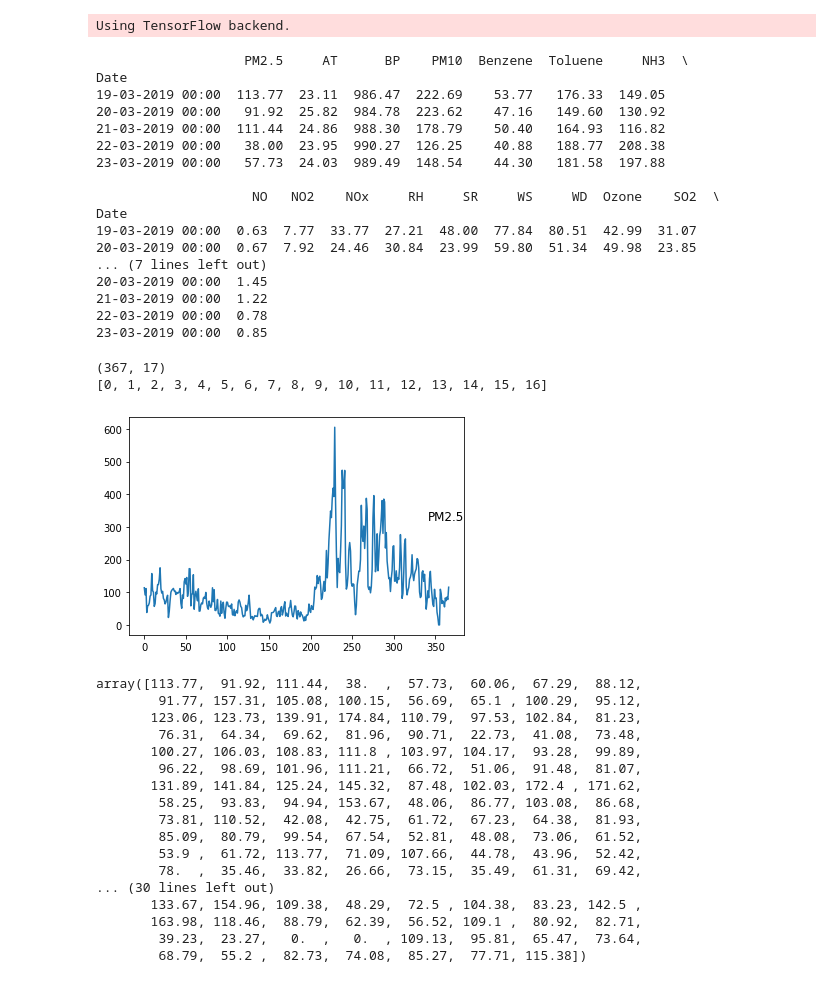
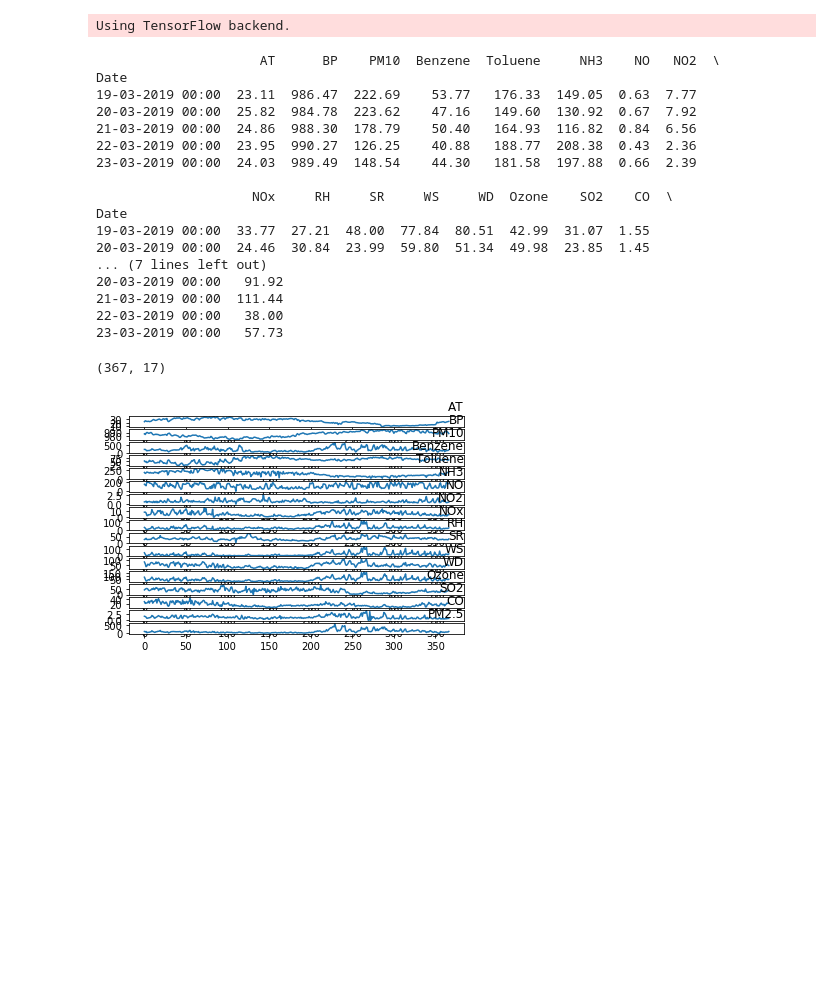
Before and after one commit to sydney-machine-learning/airpollution_deeplearning, a Jupyter notebook: pollution.ipynb, the cells around one changed output. Drawn from its saved outputs; the diff is of its cells as text; code cells hidden in the pictures; blank space fills up the shorter version.

```diff
--- a/pollution.ipynb
+++ b/pollution.ipynb
@@ -20,7 +20,7 @@ def parse(x):
 dataset = read_csv('data/ashok_mar19_mar20.csv',index_col=0)
 # dataset.drop('No', axis=1, inplace=True)
 # manually specify column names
-dataset.columns = ['PM2.5','AT','BP','PM10','Benzene','Toluene','NH3','NO','NO2','NOx','RH','SR','WS','WD','Ozone','SO2','CO']
+dataset.columns = ['AT','BP','PM10','Benzene','Toluene','NH3','NO','NO2','NOx','RH','SR','WS','WD','Ozone','SO2','CO','PM2.5']
 dataset.index.name = 'Date'
 # mark all NA values with 0
 dataset['PM2.5'].fillna(0, inplace=True)
@@ -32,68 +32,51 @@ print(dataset.head(5))
 dataset.to_csv('pollution.csv')
 # %% [output]
 Using TensorFlow backend.
-                   PM2.5     AT      BP    PM10  Benzene  Toluene     NH3  \
+                     AT      BP    PM10  Benzene  Toluene     NH3    NO   NO2  \
 Date
-19-03-2019 00:00  113.77  23.11  986.47  222.69    53.77   176.33  149.05
-20-03-2019 00:00   91.92  25.82  984.78  223.62    47.16   149.60  130.92
-21-03-2019 00:00  111.44  24.86  988.30  178.79    50.40   164.93  116.82
-22-03-2019 00:00   38.00  23.95  990.27  126.25    40.88   188.77  208.38
-23-03-2019 00:00   57.73  24.03  989.49  148.54    44.30   181.58  197.88
+19-03-2019 00:00  23.11  986.47  222.69    53.77   176.33  149.05  0.63  7.77
+20-03-2019 00:00  25.82  984.78  223.62    47.16   149.60  130.92  0.67  7.92
+21-03-2019 00:00  24.86  988.30  178.79    50.40   164.93  116.82  0.84  6.56
+22-03-2019 00:00  23.95  990.27  126.25    40.88   188.77  208.38  0.43  2.36
+23-03-2019 00:00  24.03  989.49  148.54    44.30   181.58  197.88  0.66  2.39
 
-                    NO   NO2    NOx     RH     SR     WS     WD  Ozone    SO2  \
+                    NOx     RH     SR     WS     WD  Ozone    SO2    CO  \
 Date
-19-03-2019 00:00  0.63  7.77  33.77  27.21  48.00  77.84  80.51  42.99  31.07
-20-03-2019 00:00  0.67  7.92  24.46  30.84  23.99  59.80  51.34  49.98  23.85
+19-03-2019 00:00  33.77  27.21  48.00  77.84  80.51  42.99  31.07  1.55
+20-03-2019 00:00  24.46  30.84  23.99  59.80  51.34  49.98  23.85  1.45
 ... (7 lines left out)
-20-03-2019 00:00  1.45
-21-03-2019 00:00  1.22
-22-03-2019 00:00  0.78
-23-03-2019 00:00  0.85
+20-03-2019 00:00   91.92
+21-03-2019 00:00  111.44
+22-03-2019 00:00   38.00
+23-03-2019 00:00   57.73
 # %%
 from pandas import read_csv
 from matplotlib import pyplot
 # load dataset
 dataset = read_csv('pollution.csv', header=0, index_col=0)
 values = dataset.values
+
 print(values.shape)
 # specify columns to plot
 groups=[]
 for i in range(values.shape[1]):
     groups.append(i)
 # groups = [0, 1, 2, 3, 5, 6, 7,8,9,10,11,12,13,14,]
-print(groups)
+# print(groups)
 i = 1
 # plot each column
 pyplot.figure()
-# for group in groups:
-#     pyplot.subplot(len(groups), 1, i)
-#     pyplot.plot(values[:, group])
+for group in groups:
+    pyplot.subplot(len(groups), 1, i)
+    pyplot.plot(values[:, group])
 #     print(group)
-#     pyplot.title(dataset.columns[group], y=0.5, loc='right')
-#     i += 1
-pyplot.plot(values[:,0])
-#     print(group)
-pyplot.title(dataset.columns[0], y=0.5, loc='right')
-pyplot.show()
-values[:,0]
+    pyplot.title(dataset.columns[group], y=1, loc='right')
+    i += 1
+# pyplot.plot(values[:,0])
+# #     print(group)
+# pyplot.title(dataset.columns[2], y=0.5, loc='right')
+# pyplot.show()
+# # values[:,0]
 # %% [output]
 (367, 17)
-[0, 1, 2, 3, 4, 5, 6, 7, 8, 9, 10, 11, 12, 13, 14, 15, 16]
-[figure, old version]
+[figure, new version]
-array([113.77,  91.92, 111.44,  38.  ,  57.73,  60.06,  67.29,  88.12,
-        91.77, 157.31, 105.08, 100.15,  56.69,  65.1 , 100.29,  95.12,
-       123.06, 123.73, 139.91, 174.84, 110.79,  97.53, 102.84,  81.23,
-        76.31,  64.34,  69.62,  81.96,  90.71,  22.73,  41.08,  73.48,
-       100.27, 106.03, 108.83, 111.8 , 103.97, 104.17,  93.28,  99.89,
-        96.22,  98.69, 101.96, 111.21,  66.72,  51.06,  91.48,  81.07,
-       131.89, 141.84, 125.24, 145.32,  87.48, 102.03, 172.4 , 171.62,
-        58.25,  93.83,  94.94, 153.67,  48.06,  86.77, 103.08,  86.68,
-        73.81, 110.52,  42.08,  42.75,  61.72,  67.23,  64.38,  81.93,
-        85.09,  80.79,  99.54,  67.54,  52.81,  48.08,  73.06,  61.52,
-        53.9 ,  61.72, 113.77,  71.09, 107.66,  44.78,  43.96,  52.42,
-        78.  ,  35.46,  33.82,  26.66,  73.15,  35.49,  61.31,  69.42,
-... (30 lines left out)
-       133.67, 154.96, 109.38,  48.29,  72.5 , 104.38,  83.23, 142.5 ,
-       163.98, 118.46,  88.79,  62.39,  56.52, 109.1 ,  80.92,  82.71,
-        39.23,  23.27,   0.  ,   0.  , 109.13,  95.81,  65.47,  73.64,
-        68.79,  55.2 ,  82.73,  74.08,  85.27,  77.71, 115.38])
```
Also changed, not shown: parts of 12 cells of this notebook.
